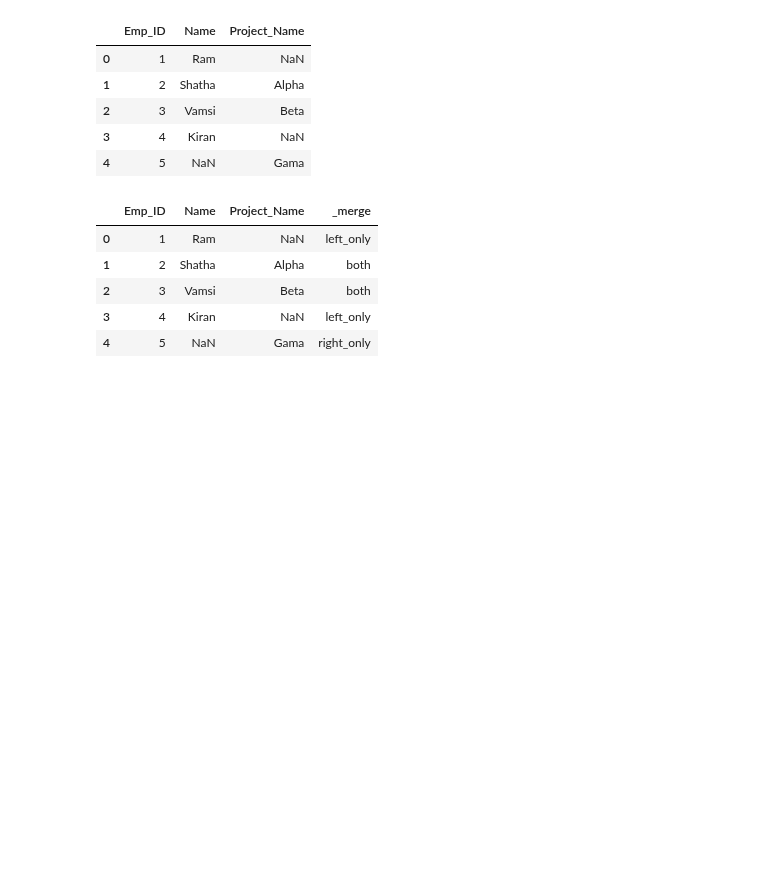
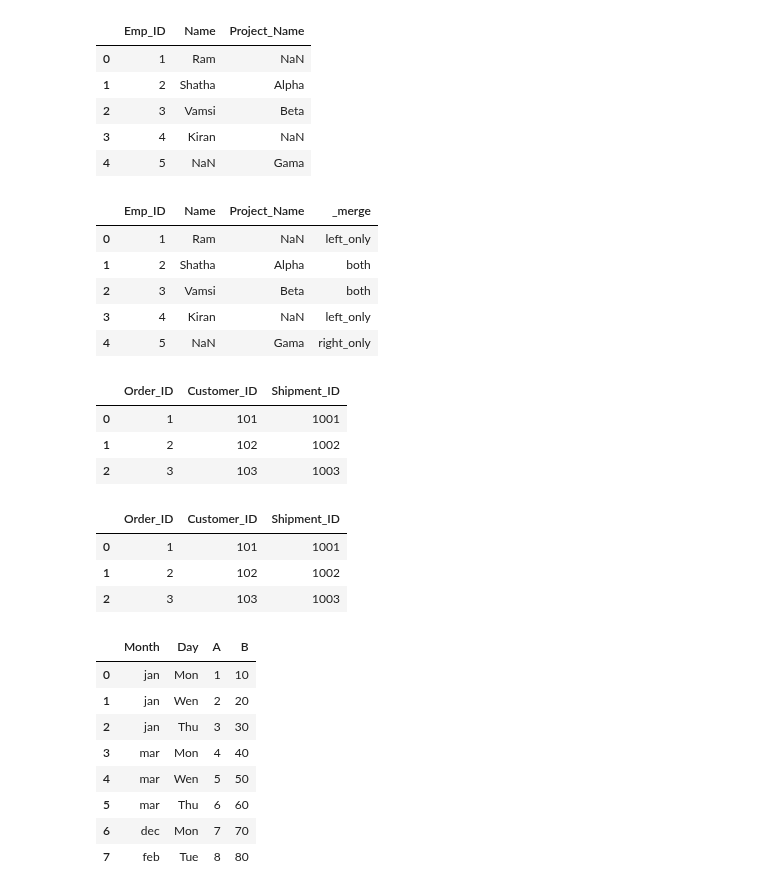
Before and after one commit to ramnagella/Demo, a Jupyter notebook: DA_Day8.ipynb, the cells around one changed output. Cells and saved outputs as stored; diff of their text form; code cells hidden in the pictures; blank space fills up the shorter version.

```diff
--- a/DA_Day8.ipynb
+++ b/DA_Day8.ipynb
@@ -142,3 +142,36 @@ pd.merge(Employees,Projects,on='Emp_ID',how='outer',indicator=True)
 | 2 | 3 | Vamsi | Beta | both |
 | 3 | 4 | Kiran | NaN | left_only |
 | 4 | 5 | NaN | Gama | right_only |
+# %%
+#Ensuring one to one relationship using validate attribute
+orders=pd.DataFrame({
+    'Order_ID':[1,2,3],
+    'Customer_ID':[101,102,103]
+})
+Shipments=pd.DataFrame({
+    'Shipment_ID':[1001,1002,1003],
+    'Order_ID':[1,2,3]
+})
+pd.merge(orders,Shipments,on='Order_ID')
+# %% [output]
+|  | Order_ID | Customer_ID | Shipment_ID |
+| 0 | 1 | 101 | 1001 |
+| 1 | 2 | 102 | 1002 |
+| 2 | 3 | 103 | 1003 |
+# %%
+orders=pd.DataFrame({
+    'Order_ID':[1,2,3],
+    'Customer_ID':[101,102,103]
+})
+Shipments=pd.DataFrame({
+    'Shipment_ID':[1001,1002,1003],
+    'Order_ID':[1,2,3]
+})
+pd.merge(orders,Shipments,on='Order_ID',validate='one_to_one')
+#both will give same answer one_to_one means each order corresponds to exactly one shipment,no dupicates and missing values
+#otherwise will get not a number
+# %% [output]
+|  | Order_ID | Customer_ID | Shipment_ID |
+| 0 | 1 | 101 | 1001 |
+| 1 | 2 | 102 | 1002 |
+| 2 | 3 | 103 | 1003 |
@@ -144,0 +205,20 @@ pd.merge(Employees,Projects,on='Emp_ID',how='outer',indicator=True)
+# %%
+import pandas as pd
+import numpy as np
+df10=pd.DataFrame({
+    'Month':['jan','jan','jan','mar','mar','mar','dec','feb'],
+    'Day':['Mon','Wen','Thu','Mon','Wen','Thu','Mon','Tue'],
+    'A':[1,2,3,4,5,6,7,8],
+    'B':[10,20,30,40,50,60,70,80]
+})
+df10
+# %% [output]
+|  | Month | Day | A | B |
+| 0 | jan | Mon | 1 | 10 |
+| 1 | jan | Wen | 2 | 20 |
+| 2 | jan | Thu | 3 | 30 |
+| 3 | mar | Mon | 4 | 40 |
+| 4 | mar | Wen | 5 | 50 |
+| 5 | mar | Thu | 6 | 60 |
+| 6 | dec | Mon | 7 | 70 |
+| 7 | feb | Tue | 8 | 80 |
```
Also changed, not shown: parts of 5 cells of this notebook.
